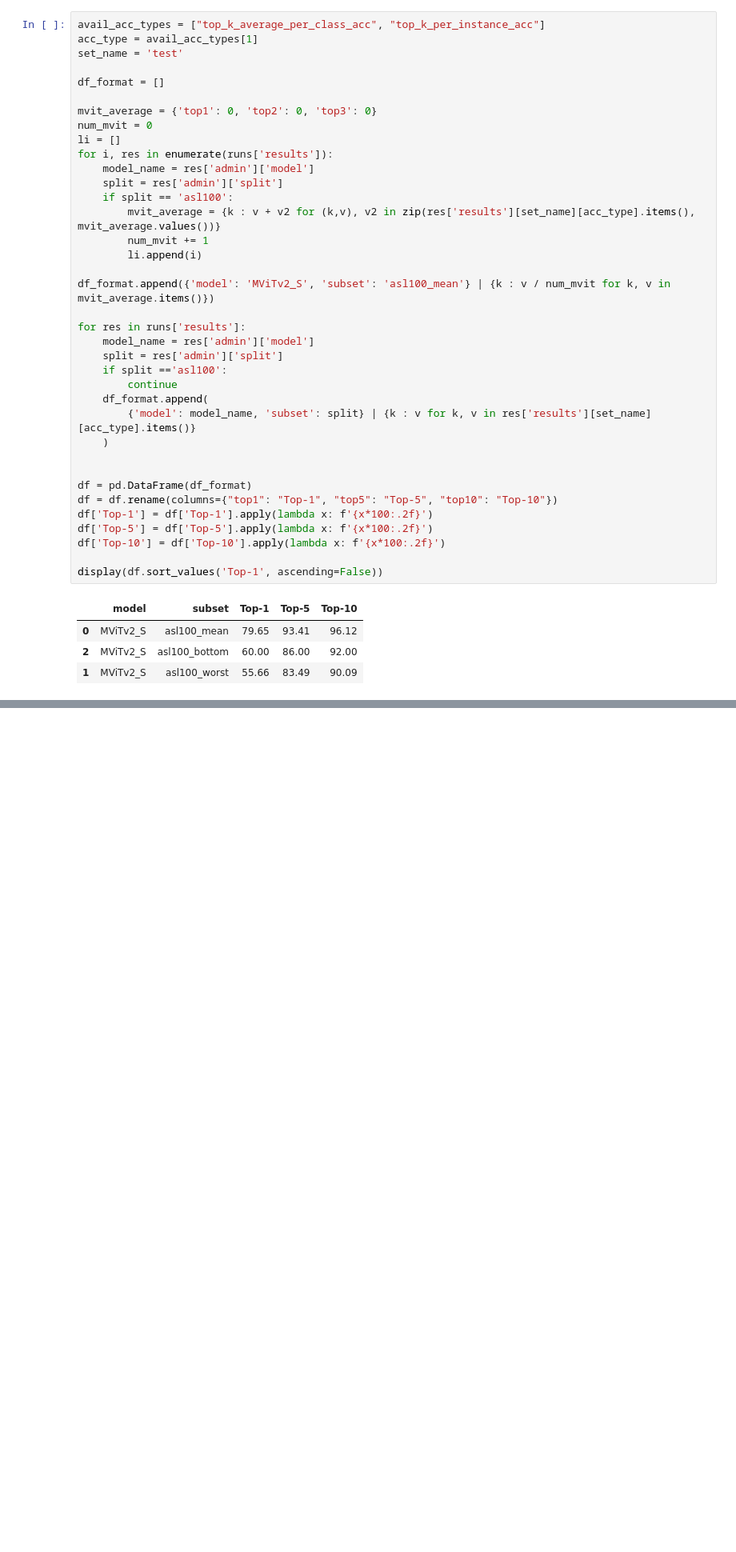
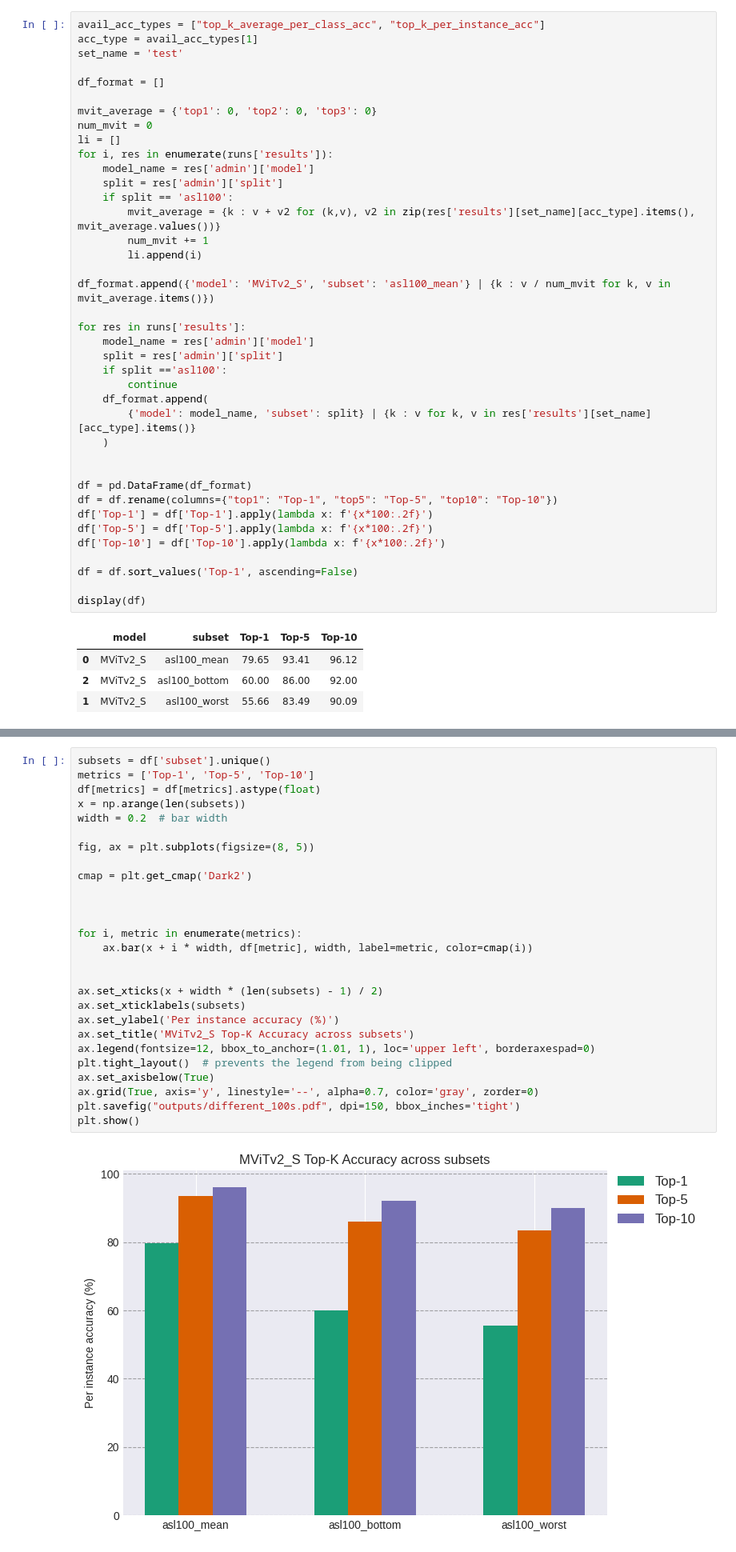
Before and after one commit to 0p3nTheSauce/SLR, a Jupyter notebook: src/results/dataset_analysis/different_100s.ipynb, the cells around one changed output, grey strips where cells are left out. Shown at 80% size. Cells and saved outputs as stored; diff of their text form; blank space fills up the shorter version.

```diff
--- a/src/results/dataset_analysis/different_100s.ipynb
+++ b/src/results/dataset_analysis/different_100s.ipynb
@@ -181,7 +176,9 @@ df['Top-1'] = df['Top-1'].apply(lambda x: f'{x*100:.2f}')
 df['Top-5'] = df['Top-5'].apply(lambda x: f'{x*100:.2f}')
 df['Top-10'] = df['Top-10'].apply(lambda x: f'{x*100:.2f}')
 
-display(df.sort_values('Top-1', ascending=False))
+df = df.sort_values('Top-1', ascending=False)
+
+display(df)
 # %% [output]
 |  | model | subset | Top-1 | Top-5 | Top-10 |
 | 0 | MViTv2_S | asl100_mean | 79.65 | 93.41 | 96.12 |
@@ -223 +187,30 @@ plt.show()
+# %%
+subsets = df['subset'].unique()
+metrics = ['Top-1', 'Top-5', 'Top-10']
+df[metrics] = df[metrics].astype(float)
+x = np.arange(len(subsets))
+width = 0.2  # bar width
+
+fig, ax = plt.subplots(figsize=(8, 5))
+
+cmap = plt.get_cmap('Dark2')
+
+
+
+for i, metric in enumerate(metrics):
+    ax.bar(x + i * width, df[metric], width, label=metric, color=cmap(i))
+
+
+ax.set_xticks(x + width * (len(subsets) - 1) / 2)
+ax.set_xticklabels(subsets)
+ax.set_ylabel('Per instance accuracy (%)')
+ax.set_title('MViTv2_S Top-K Accuracy across subsets')
+ax.legend(fontsize=12, bbox_to_anchor=(1.01, 1), loc='upper left', borderaxespad=0)
+plt.tight_layout()  # prevents the legend from being clipped
+ax.set_axisbelow(True)
+ax.grid(True, axis='y', linestyle='--', alpha=0.7, color='gray', zorder=0)
+plt.savefig("outputs/different_100s.pdf", dpi=150, bbox_inches='tight')
+plt.show()
+# %% [output]
+[figure, added]
 # %% [markdown]
```
Also changed, not shown: parts of 12 cells of this notebook, 9 other files.
